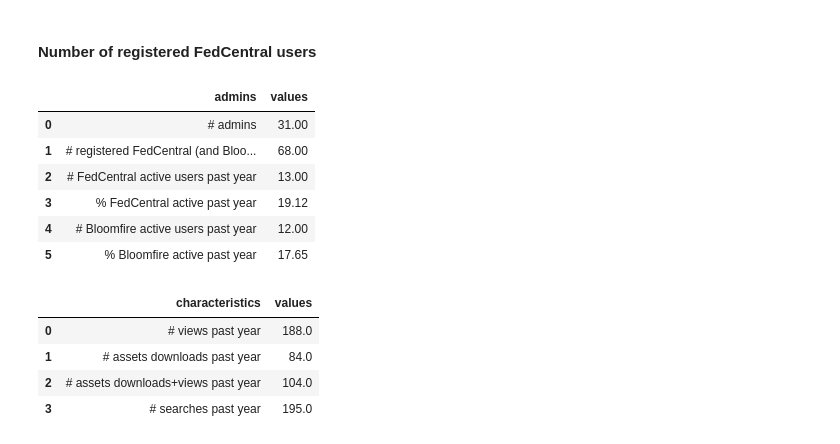
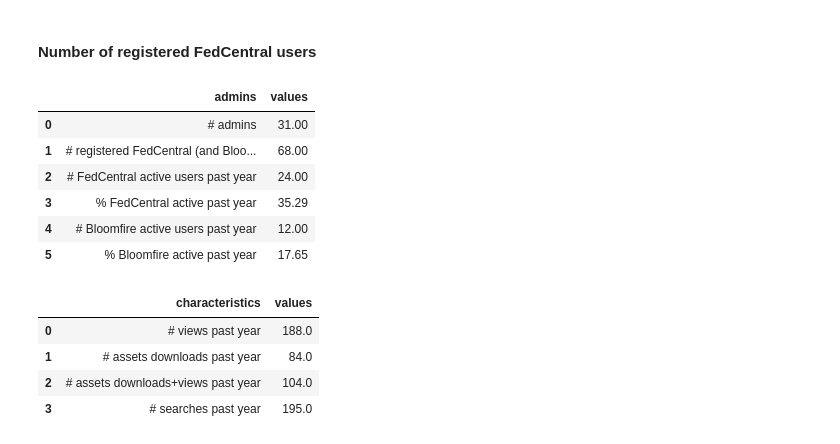
Before and after one commit to olga0503/DATA602hw1, a Jupyter notebook: FedCentral Analytics-2019.ipynb, the cells around one changed output. Saved outputs shown, nothing was run; the diff lists cells and outputs as text; code cells hidden in the pictures.

```diff
--- a/FedCentral Analytics-2019.ipynb
+++ b/FedCentral Analytics-2019.ipynb
@@ -1079,24 +1079,24 @@ g.tick_params(labelsize=12,labelcolor="black")
 #### Number of registered FedCentral users
 # %%
 table = pd.DataFrame(columns=['admins','values'])
-active_fedcentral = len(set(fedcentral_users_by_federation[(fedcentral_users_by_federation['Last Login']>'10/31/2017') &
-                                       (fedcentral_users_by_federation['Last Login']<'11/1/2018') &
+active_fedcentral = len(set(fedcentral_users_by_federation[(fedcentral_users_by_federation['Last Login']>'09/30/2018') &
+                                       (fedcentral_users_by_federation['Last Login']<'10/1/2019') &
                                        (fedcentral_users_by_federation['code']=='22100')]['Email']))
 active_bloomfire = members_bloomfire_by_federation[members_bloomfire_by_federation['code']=='22100']['Email'].nunique()
 members_bloomfire_by_federation[members_bloomfire_by_federation['code']=='22100']
 total_fedcentral = len(set(fedcentral_users_by_federation[fedcentral_users_by_federation['code']=='22100']['Email']))
 table['admins'] = ['# admins','# registered FedCentral (and Bloomfire) users',
                    '# FedCentral active users past year','% FedCentral active past year',
                   '# Bloomfire active users past year','% Bloomfire active past year']
 table['values'] = [31, total_fedcentral, active_fedcentral, round(active_fedcentral*100/total_fedcentral,2),
                   active_bloomfire,round(active_bloomfire*100/total_fedcentral,2)]
 table
 # %% [output]
 |  | admins | values |
 | 0 | # admins | 31.00 |
 | 1 | # registered FedCentral (and Bloo... | 68.00 |
-| 2 | # FedCentral active users past year | 13.00 |
-| 3 | % FedCentral active past year | 19.12 |
+| 2 | # FedCentral active users past year | 24.00 |
+| 3 | % FedCentral active past year | 35.29 |
 | 4 | # Bloomfire active users past year | 12.00 |
 | 5 | % Bloomfire active past year | 17.65 |
 # %%
```
Also changed, not shown: parts of 2 cells of this notebook.
